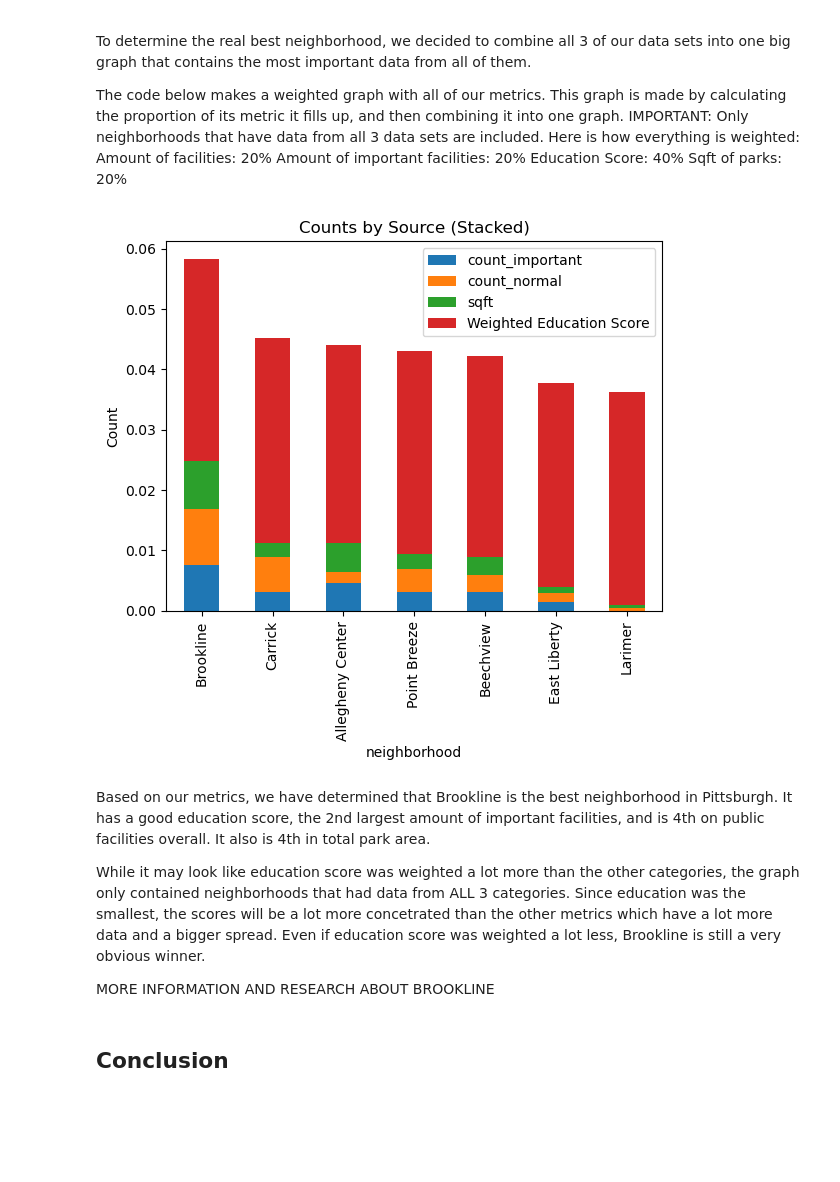
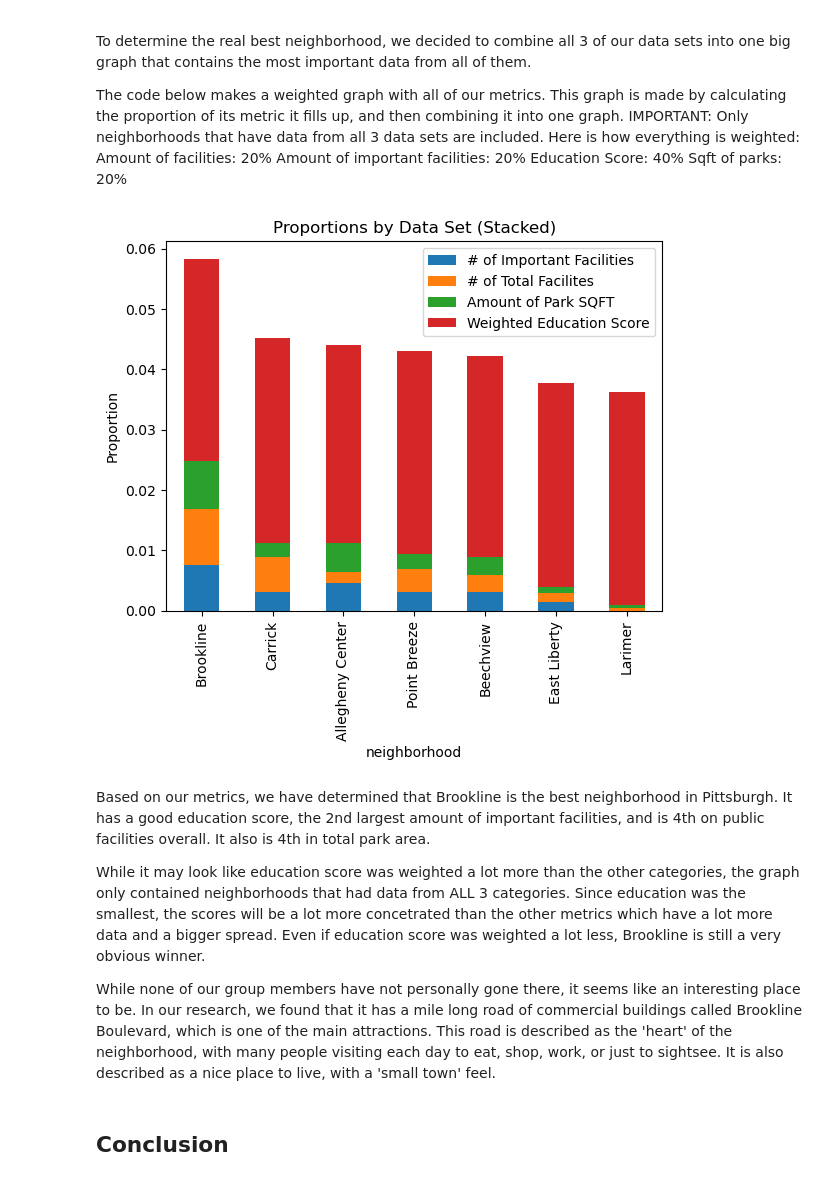
Before and after one commit to nlowman23/Final_Project_Group-31, a Jupyter notebook: BestNeighborhood.ipynb, the cells around one changed output. Cells and saved outputs as stored; diff of their text form; code cells hidden in the pictures; blank space fills up the shorter version.

Commit message:
Added more to main notebook

```diff
--- a/BestNeighborhood.ipynb
+++ b/BestNeighborhood.ipynb
@@ -95,34 +95,35 @@ park_weighted = 0.2 * park_weighted / 119731871.09870426
 # %%
 # Graphing
 # for normal bar graph | NOT USING ANYMORE
 
 #data_concat = pd.concat([important_facilities,facilities_weighted,education_weighted,park_weighted])
 #data_combined = data_concat.groupby('neighborhood').sum().sort_values(ascending=False)
 #data_combined_mask = data_combined > 0.01
 #data_combined[data_combined_mask].plot.bar()
 #plt.title('Weighted Rating of Neighborhoods')
 #plt.show()
 
 
 # for stacked bar graph
 merged = pd.merge(important_facilities, facilities_weighted, on='neighborhood', how='outer', suffixes=('_important', '_normal')).fillna(0)
 merged = pd.merge(    merged, park_weighted, left_on='neighborhood',right_on='neighborhood').fillna(0)
 merged = pd.merge(merged, education_weighted, left_on='neighborhood',right_on='neighborhood').fillna(0)
 merged['total'] = merged['count_important'] + merged['count_normal'] + merged['Weighted Education Score'] + merged['sqft']
 merged = merged.sort_values('total', ascending=False)
 #print(merged['total'].cumsum())
 merged_graphthis = merged.drop('total', axis=1)
-merged_graphthis.plot(kind='bar',stacked=True,ylabel='Count',title='Counts by Source (Stacked)')
+merged_graphthis.columns = ['# of Important Facilities', '# of Total Facilites', 'Amount of Park SQFT', 'Weighted Education Score']
+merged_graphthis.plot(kind='bar',stacked=True,ylabel='Proportion',title='Proportions by Data Set (Stacked)')
 plt.show()
 # .46 + .37
 # %% [output]
-[figure, old version]
+[figure, new version]
 # %% [markdown]
 Based on our metrics, we have determined that Brookline is the best neighborhood in Pittsburgh. It has a good education score, the 2nd largest amount of important facilities, and is 4th on public facilities overall. It also is 4th in total park area.
 
 While it may look like education score was weighted a lot more than the other categories, the graph only contained neighborhoods that had data from ALL 3 categories. Since education was the smallest, the scores will be a lot more concetrated than the other metrics which have a lot more data and a bigger spread. Even if education score was weighted a lot less, Brookline is still a very obvious winner.
 
-MORE INFORMATION AND RESEARCH ABOUT BROOKLINE
+While none of our group members have not personally gone there, it seems like an interesting place to be. In our research, we found that it has a mile long road of commercial buildings called Brookline Boulevard, which is one of the main attractions. This road is described as the 'heart' of the neighborhood, with many people visiting each day to eat, shop, work, or just to sightsee. It is also described as a nice place to live, with a 'small town' feel.
 # %% [markdown]
 ## Conclusion
 # %% [markdown]
```
Also changed, not shown: parts of 1 cell of this notebook.
